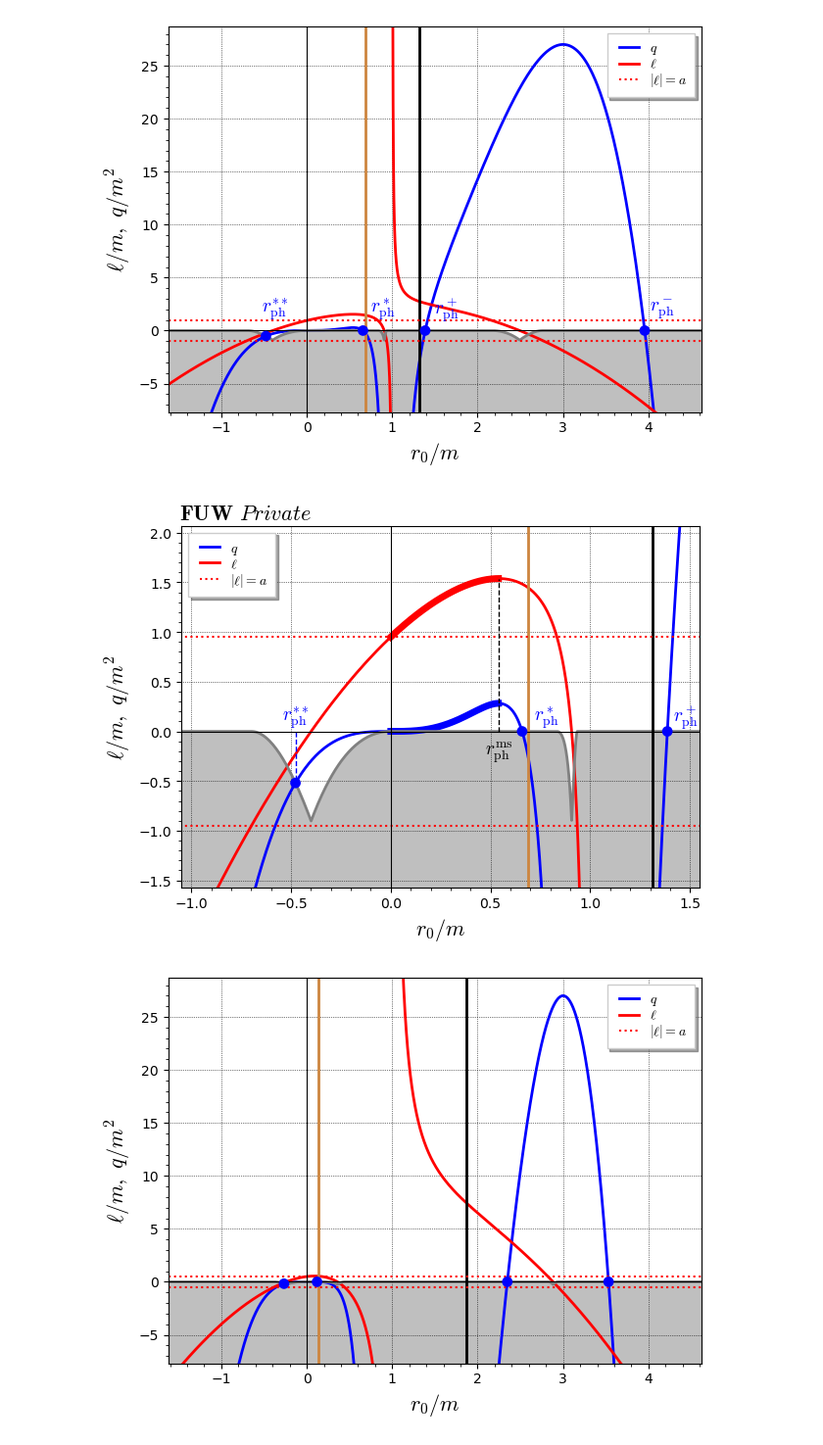
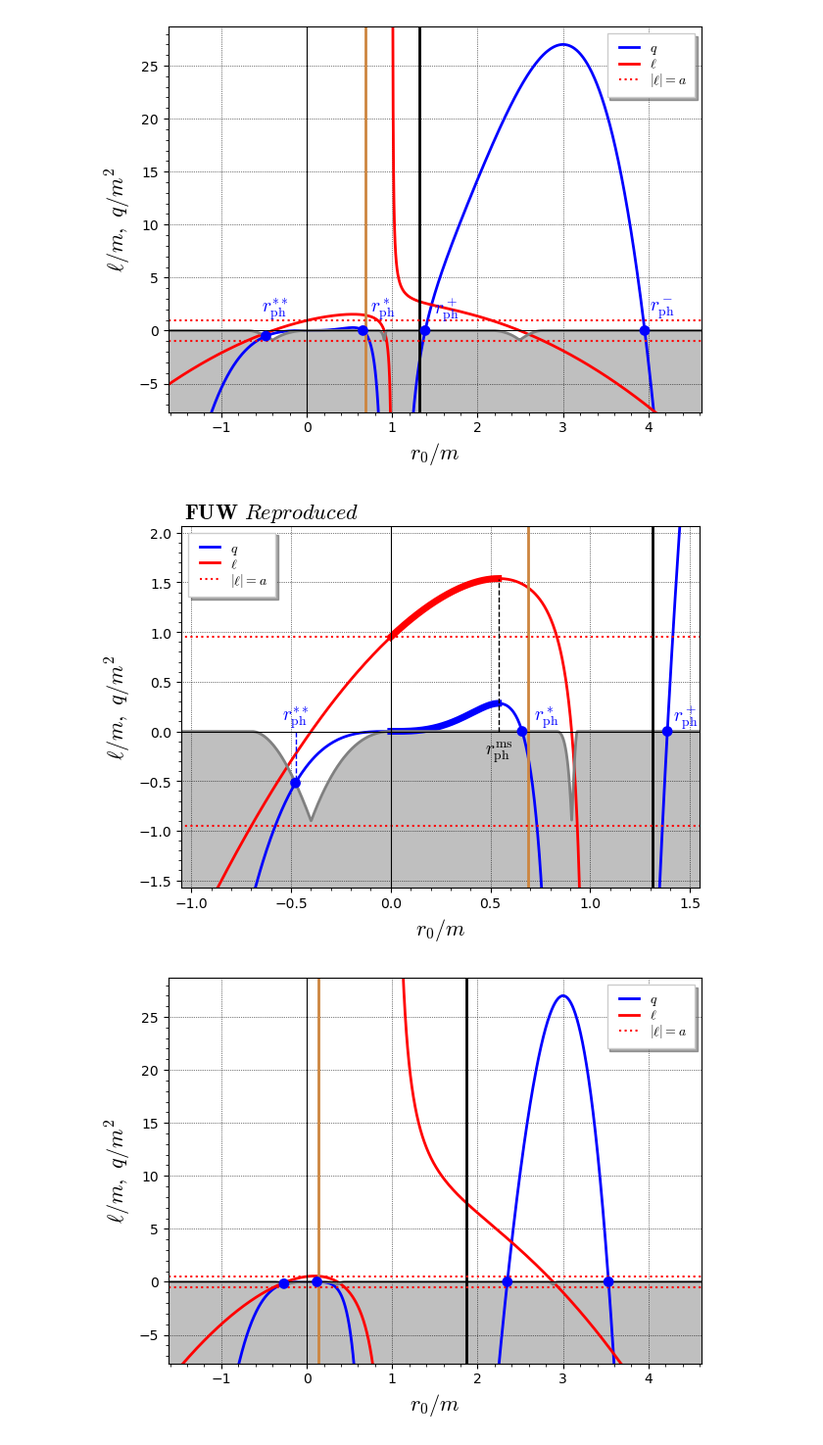
Before and after one commit to mumuhamm/ForNotLevelOne, a Jupyter notebook: Exercise03/forUWTalk.ipynb, the cells around one changed output. Shown at 98% size. Saved outputs shown, nothing was run; the diff lists cells and outputs as text; code cells hidden in the pictures.

```diff
--- a/Exercise03/forUWTalk.ipynb
+++ b/Exercise03/forUWTalk.ipynb
@@ -78,28 +78,28 @@ graph.save('gik_spher_orb_exist.pdf', xmin=-1.5, xmax=4.5, ymin=-7, ymax=28)
 # %%
 gq_stable = plot(qsph(a0, r), (r, 0, rph_ms(a0)), thickness=5)
 gl_stable = plot(lsph(a0, r), (r, 0, rph_ms(a0)), thickness=5, color='red')
 text_properties = {
     'fontsize': 16,
     'zorder': 101,  # Ensuring it's on top of other plot elements
 }
 graph = gq + gq_stable + gl + gl_stable + gqmin + hor + llim
 for r1 in [rph_ss(a0), rph_s(a0), rph_p(a0), rph_m(a0)]:
     graph += point((r1, qsph(a0, r1)), size=60, color='blue', zorder=100)
 graph += text(r'$r_{\rm ph}^*$', (rph_s(a0) + 0.12, 0.15), fontsize=14, zorder=101)
 graph += text(r'$r_{\rm ph}^+$', (rph_p(a0) + 0.09, 0.15), fontsize=14, zorder=101)
 r1 = rph_ss(a0)
 graph += text(r'$r_{\rm ph}^{**}$', (r1, 0.15), fontsize=14, zorder=101)
-graph += text(r'$\mathbf{FUW}$ $\mathit{Private}$', (-.730, 2.2),color='black', **text_properties)
+graph += text(r'$\mathbf{FUW}$ $\mathit{Reproduced}$', (-.60, 2.2),color='black', **text_properties)
 graph += line([(r1, 0), (r1, qsph(a0, r1))], linestyle='--', color='blue')
 r1 = rph_ms(a0)
 graph += text(r'$r_{\rm ph}^{\rm ms}$', (r1, -0.2), color='black',
               fontsize=14, zorder=101)
 graph += line([(r1, 0), (r1, lsph(a0, r1))], linestyle='--', color='black')
 graph.set_legend_options(handlelength=2)
 show(graph, xmin=-1, xmax=1.5, ymin=-1.5, ymax=2)
 graph.save('gik_spher_orb_exist_zoom.pdf', xmin=-1, xmax=1.5, ymin=-1.5, ymax=2)
 # %% [output]
-[figure, old version]
+[figure, new version]
 # %%
 a0 = 0.5
 gq = plot(qsph(a0, r), (r, -2, 0.9), thickness=2, legend_label=r'$q$',
```
Also changed, not shown: parts of 5 cells of this notebook, 12 other files.
